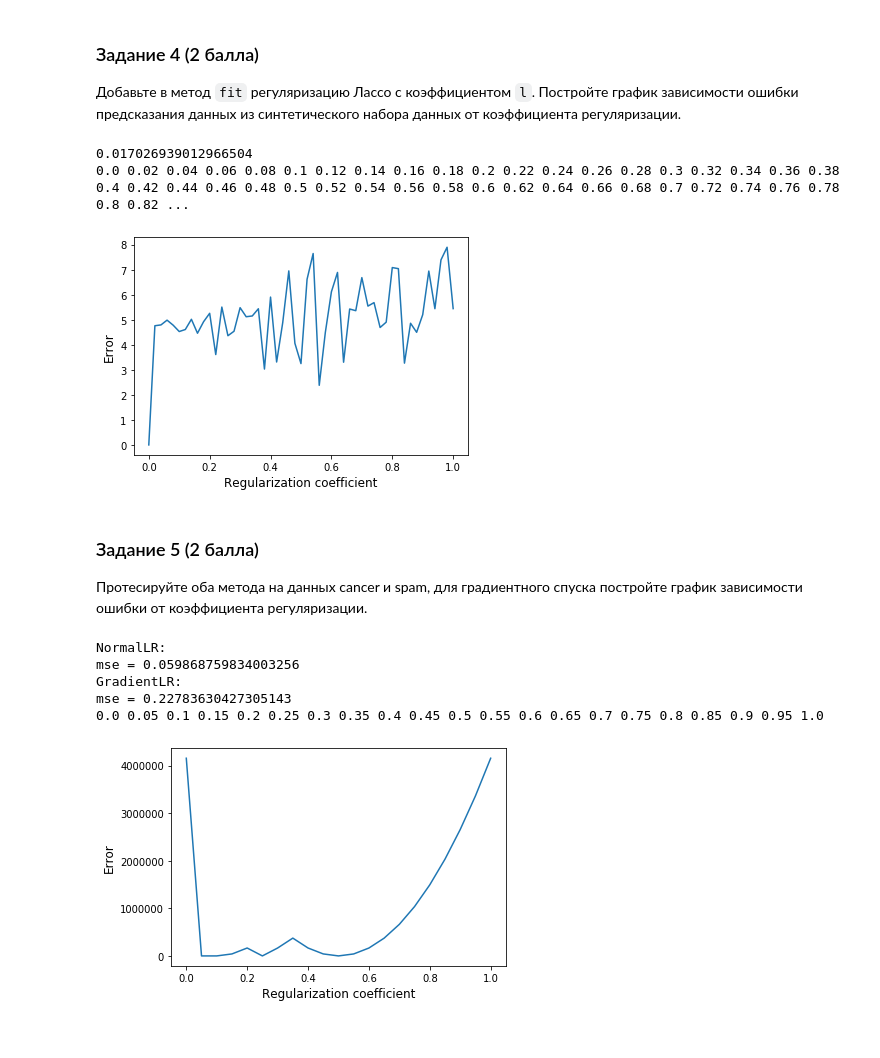
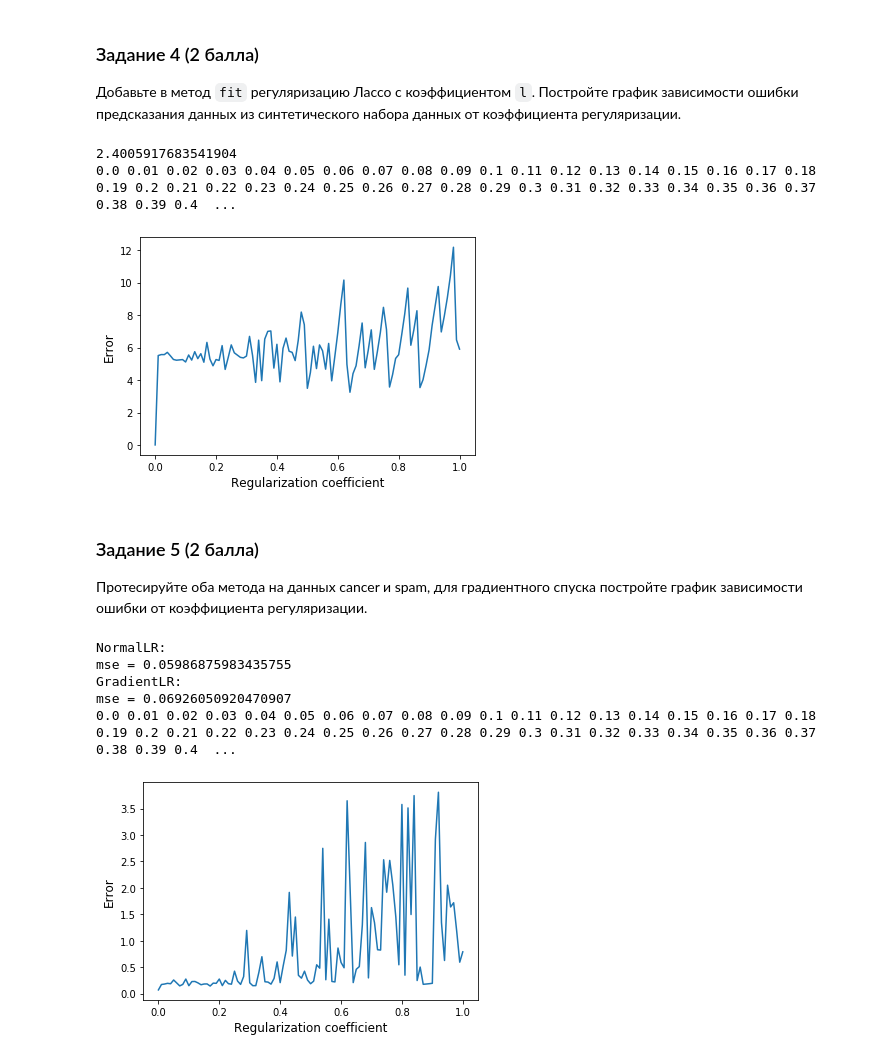
Before and after one commit to TohaRhymes/ml_ib_spring2020, a Jupyter notebook: hw9_linear_regression.ipynb, the cells around one changed output. Cells and saved outputs as stored; diff of their text form; code cells hidden in the pictures.

```diff
--- a/hw9_linear_regression.ipynb
+++ b/hw9_linear_regression.ipynb
@@ -18,6 +18,7 @@ def read_data(path="data/boston.csv"):
     print(dataframe)
     X = dataframe[:, :-1]
     y = dataframe[:, -1]
+
     return X, y
 
 # то, что выше, читает оч странно, и не пододит, потому что лейблы упускает(например спамовые)
@@ -26,10 +27,12 @@ def read_dataset(path_to_csv, cancer = False, split = False, train_size = 0.8, r
     data = pd.read_csv(path_to_csv)
     if cancer:
         data['label'] = (data['label'] == 'M').astype(int)
-    X = data.drop("label", axis=1)
-    y = data.label
+    X = data.drop("label", axis=1).to_numpy()
+    y = data.label.to_numpy()
+    scaler = MaxAbsScaler()
+    X = scaler.fit_transform(X)
     if not split:
-        return X.to_numpy(), y.to_numpy()
+        return X, y
 # %%
 def generate_synthetic(size, dim=6, noise=0.1):
     X = np.random.randn(size, dim)
@@ -91,17 +94,16 @@ class GradientLR:
         self.l = l
 
     def fit(self, X, y, zeros = False):
-        scaler = StandardScaler()
-        X = scaler.fit_transform(X)
         X = np.insert(X, 0, 1, axis=1)
         X_trans = X.transpose()
+
         if zeros:
             self.w = np.zeros(X.shape[1])
         else:
             self.w = np.ones(X.shape[1])*-1
 
         for _ in range(self.iterations):
-            self.w -= self.alpha * X_trans @ (X @ self.w - y) + self.l * np.sign(self.w)
+            self.w -= self.alpha * (X_trans @ (X @ self.w - y)) + self.l * np.sign(self.w)
 
     def predict(self, X):
         return X @ self.w[1:] + self.w[0]
@@ -122,36 +124,36 @@ def build_plot(X_train, y_train, X_test, y_test, alpha = 0.001, zeros = False, t
 X, y = generate_synthetic(1024)
 X_train, X_test, y_train, y_test = train_test_split(X, y, train_size=0.8)
 # %%
-regr = GradientLR(0.00001, iterations=1000)
+regr = GradientLR(0.000001, iterations=1000)
 regr.fit(X_train, y_train)
 print(mse(y_test, regr.predict(X_test)))
-build_plot(X_train, y_train, X_test, y_test, 0.00001)
+build_plot(X_train, y_train, X_test, y_test, 0.000001, times = 100)
 # %% [output]
-0.017026939012966504
-0.0 0.02 0.04 0.06 0.08 0.1 0.12 0.14 0.16 0.18 0.2 0.22 0.24 0.26 0.28 0.3 0.32 0.34 0.36 0.38 0.4 0.42 0.44 0.46 0.48 0.5 0.52 0.54 0.56 0.58 0.6 0.62 0.64 0.66 0.68 0.7 0.72 0.74 0.76 0.78 0.8 0.82 ...
+2.4005917683541904
+0.0 0.01 0.02 0.03 0.04 0.05 0.06 0.07 0.08 0.09 0.1 0.11 0.12 0.13 0.14 0.15 0.16 0.17 0.18 0.19 0.2 0.21 0.22 0.23 0.24 0.25 0.26 0.27 0.28 0.29 0.3 0.31 0.32 0.33 0.34 0.35 0.36 0.37 0.38 0.39 0.4  ...
-[figure, old version]
+[figure, new version]
 # %% [markdown]
 ### Задание 5 (2 балла)
 Протесируйте оба метода на данных cancer и spam, для градиентного спуска постройте график зависимости ошибки от коэффициента регуляризации.
 # %%
-import warnings; warnings.simplefilter('ignore')
+# import warnings; warnings.simplefilter('ignore')
 X, y = read_dataset('data/cancer.csv', cancer = True)
 X_train, X_test, y_train, y_test = train_test_split(X, y, train_size=0.8, shuffle=False)
 regr = NormalLR()
 regr.fit(X_train, y_train)
 print(f'NormalLR:\nmse = {mse(y_test, regr.predict(X_test))}')
-alpha = 0.0000000000001
+alpha = 0.0001
 regr = GradientLR(alpha, iterations=10000)
 regr.fit(X_train, y_train,  True)
 print(f'GradientLR:\nmse = {mse(y_test, regr.predict(X_test))}')
-build_plot(X_train, y_train, X_test, y_test, alpha =alpha, times = 20)
+build_plot(X_train, y_train, X_test, y_test, alpha =alpha, zeros = True, times = 100)
 # %% [output]
 NormalLR:
-mse = 0.059868759834003256
+mse = 0.05986875983435755
 GradientLR:
-mse = 0.22783630427305143
-0.0 0.05 0.1 0.15 0.2 0.25 0.3 0.35 0.4 0.45 0.5 0.55 0.6 0.65 0.7 0.75 0.8 0.85 0.9 0.95 1.0
+mse = 0.06926050920470907
+0.0 0.01 0.02 0.03 0.04 0.05 0.06 0.07 0.08 0.09 0.1 0.11 0.12 0.13 0.14 0.15 0.16 0.17 0.18 0.19 0.2 0.21 0.22 0.23 0.24 0.25 0.26 0.27 0.28 0.29 0.3 0.31 0.32 0.33 0.34 0.35 0.36 0.37 0.38 0.39 0.4  ...
-[figure, old version]
+[figure, new version]
 # %%
 import warnings; warnings.simplefilter('ignore')
 X, y = read_dataset('data/spam.csv')
```
Also changed, not shown: parts of 4 cells of this notebook.
